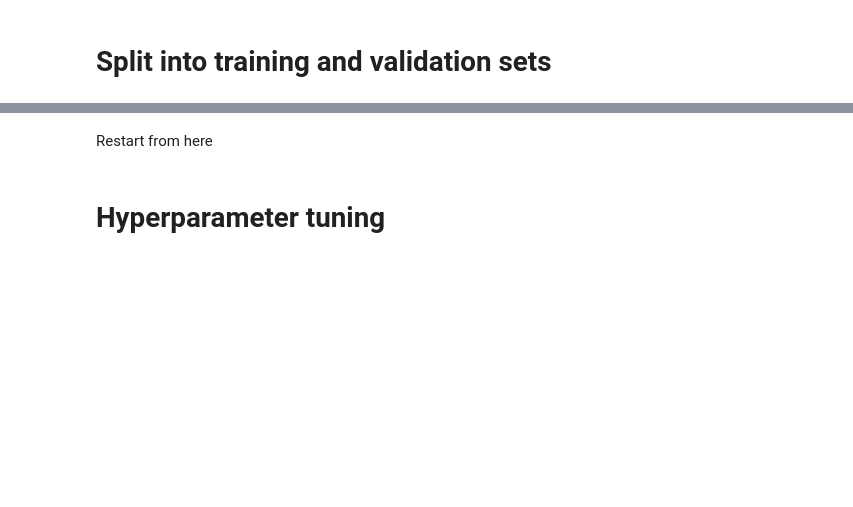
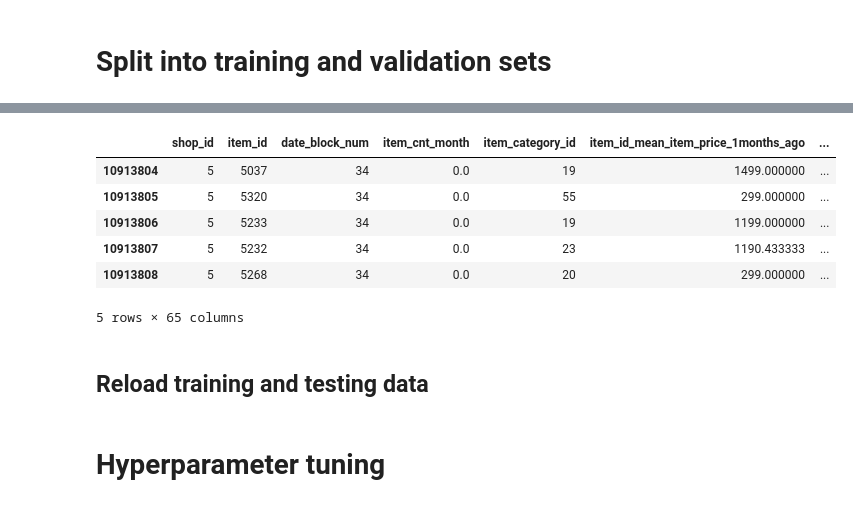
Before and after one commit to jackyho112/data-science-competition-training, a Jupyter notebook: Final project/final_project.ipynb, the cells around one changed output, grey strips where cells are left out. Drawn from its saved outputs; the diff is of its cells as text; code cells hidden in the pictures; blank space fills up the shorter version.

```diff
--- a/Final project/final_project.ipynb
+++ b/Final project/final_project.ipynb
@@ -254,6 +332,7 @@ sales_in_month['item_cnt_month'] = sales_in_month['item_cnt_month'].clip(0, 20)
 # %%
 X_train = sales_in_month[sales_in_month['date_block_num'] < 33].drop(unused_cols, axis=1)
 X_cv = sales_in_month[sales_in_month['date_block_num'] == 33].drop(unused_cols, axis=1)
+X_test = sales_in_month[sales_in_month['date_block_num'] == 34].drop(unused_cols, axis=1)
 # %%
 X_train.head()
 # %% [output]
@@ -267,3 +356,13 @@ X_train.head()
+# %%
+X_test.head()
+# %% [output]
+|  | shop_id | item_id | date_block_num | item_cnt_month | item_category_id | item_id_mean_item_price_1months_ago | ... |
+| 10913804 | 5 | 5037 | 34 | 0.0 | 19 | 1499.000000 | ... |
+| 10913805 | 5 | 5320 | 34 | 0.0 | 55 | 299.000000 | ... |
+| 10913806 | 5 | 5233 | 34 | 0.0 | 19 | 1199.000000 | ... |
+| 10913807 | 5 | 5232 | 34 | 0.0 | 23 | 1190.433333 | ... |
+| 10913808 | 5 | 5268 | 34 | 0.0 | 20 | 299.000000 | ... |
+5 rows × 65 columns
 # %%
 X_train.to_csv('./data/X_train.csv', index=False)
 X_cv.to_csv('./data/X_cv.csv', index=False)
@@ -270,5 +373,5 @@ X_cv.to_csv('./data/X_cv.csv', index=False)
-# %% [markdown]
-Restart from here
+# %% [markdown]
+## Reload training and testing data
 # %%
 X_train = pd.read_csv('./data/X_train.csv')
 X_cv = pd.read_csv('./data/X_cv.csv')
```
Also changed, not shown: parts of 36 cells of this notebook.
